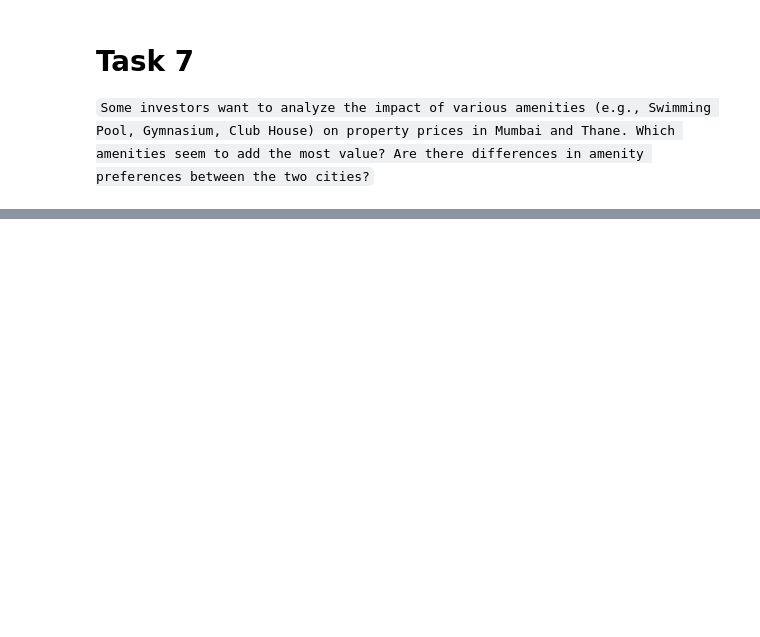
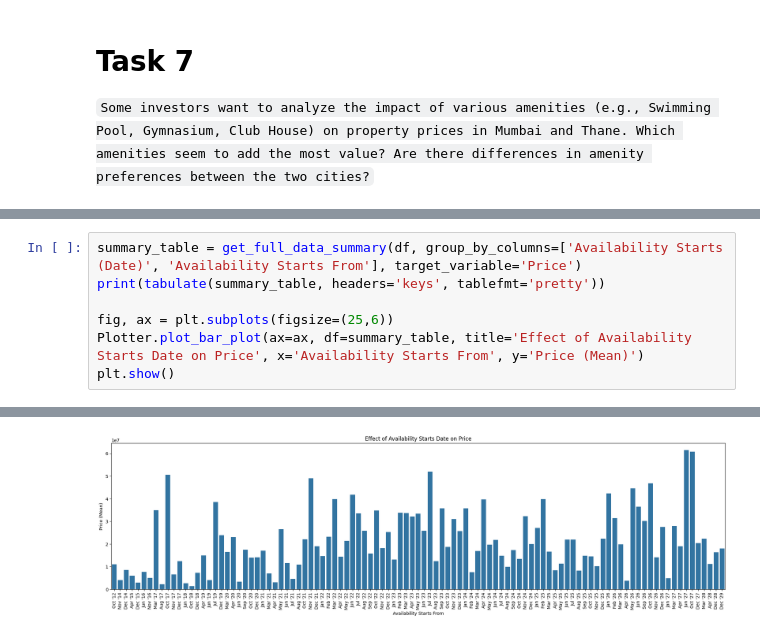
Before and after one commit to Data-Analytics-IIITH/Data-Visualization, a Jupyter notebook: assignment1_3.ipynb, the cells around one changed output, grey strips where cells are left out. Drawn from its saved outputs; the diff is of its cells as text; blank space fills up the shorter version.

```diff
--- a/assignment1_3.ipynb
+++ b/assignment1_3.ipynb
@@ -686,0 +820,8 @@ for city in cities:
+# %%
+summary_table = get_full_data_summary(df, group_by_columns=['Availability Starts (Date)', 'Availability Starts From'], target_variable='Price')
+print(tabulate(summary_table, headers='keys', tablefmt='pretty'))
+
+fig, ax = plt.subplots(figsize=(25,6))
+Plotter.plot_bar_plot(ax=ax, df=summary_table, title='Effect of Availability Starts Date on Price', x='Availability Starts From', y='Price (Mean)')
+plt.show()
+# %% [output]
@@ -686,0 +845 @@ for city in cities:
+[figure, added]
```
Also changed, not shown: parts of 22 cells of this notebook.
